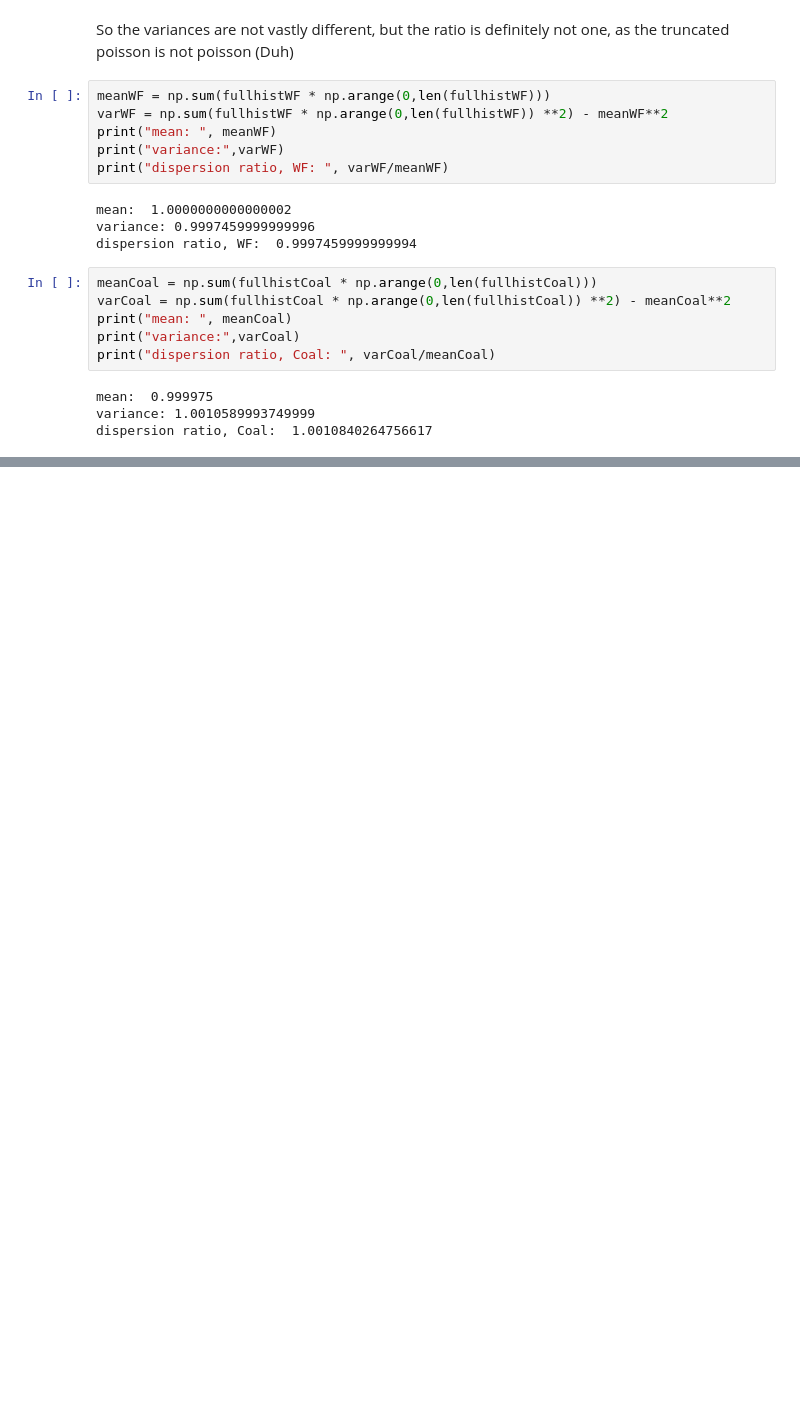
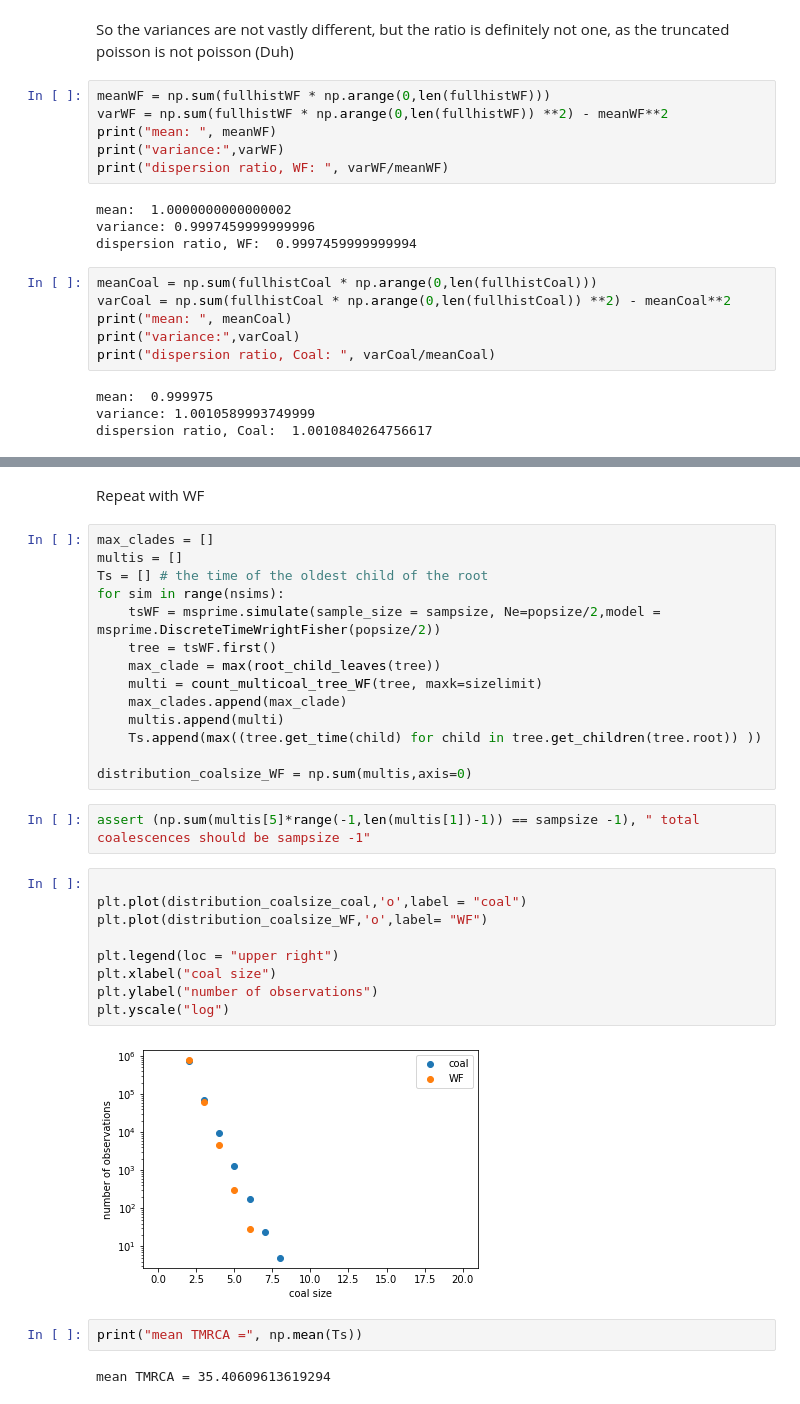
Before and after one commit to ivan-krukov/taming-strong-selection, a Jupyter notebook: simulate_family_size.ipynb, the cells around one changed output, grey strips where cells are left out. Cells and saved outputs as stored; diff of their text form; blank space fills up the shorter version.

```diff
--- a/simulate_family_size.ipynb
+++ b/simulate_family_size.ipynb
@@ -132,0 +267,33 @@ dispersion ratio, Coal:  1.0010840264756617
+# %% [markdown]
+Repeat with WF
+# %%
+max_clades = []
+multis = []
+Ts = [] # the time of the oldest child of the root
+for sim in range(nsims):
+    tsWF = msprime.simulate(sample_size = sampsize, Ne=popsize/2,model = msprime.DiscreteTimeWrightFisher(popsize/2))
+    tree = tsWF.first()
+    max_clade = max(root_child_leaves(tree))
+    multi = count_multicoal_tree_WF(tree, maxk=sizelimit)
+    max_clades.append(max_clade)
+    multis.append(multi)
+    Ts.append(max((tree.get_time(child) for child in tree.get_children(tree.root)) ))
+
+distribution_coalsize_WF = np.sum(multis,axis=0)
+# %%
+assert (np.sum(multis[5]*range(-1,len(multis[1])-1)) == sampsize -1), " total coalescences should be sampsize -1"
+# %%
+
+plt.plot(distribution_coalsize_coal,'o',label = "coal")
+plt.plot(distribution_coalsize_WF,'o',label= "WF")
+
+plt.legend(loc = "upper right")
+plt.xlabel("coal size")
+plt.ylabel("number of observations")
+plt.yscale("log")
+# %% [output]
+[figure, added]
+# %%
+print("mean TMRCA =", np.mean(Ts))
+# %% [output]
+mean TMRCA = 35.40609613619294
```
Also changed, not shown: parts of 21 cells of this notebook.
